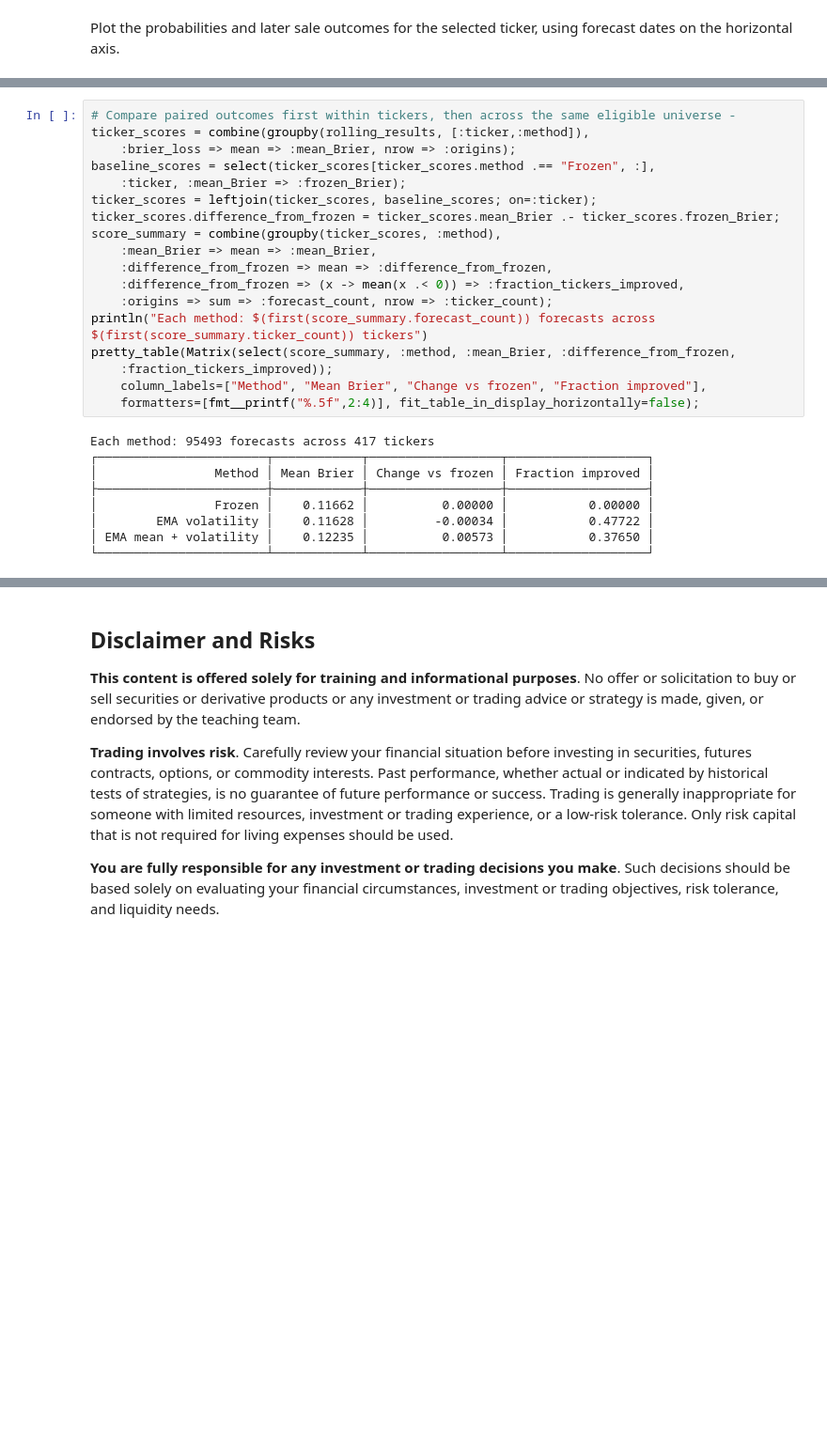
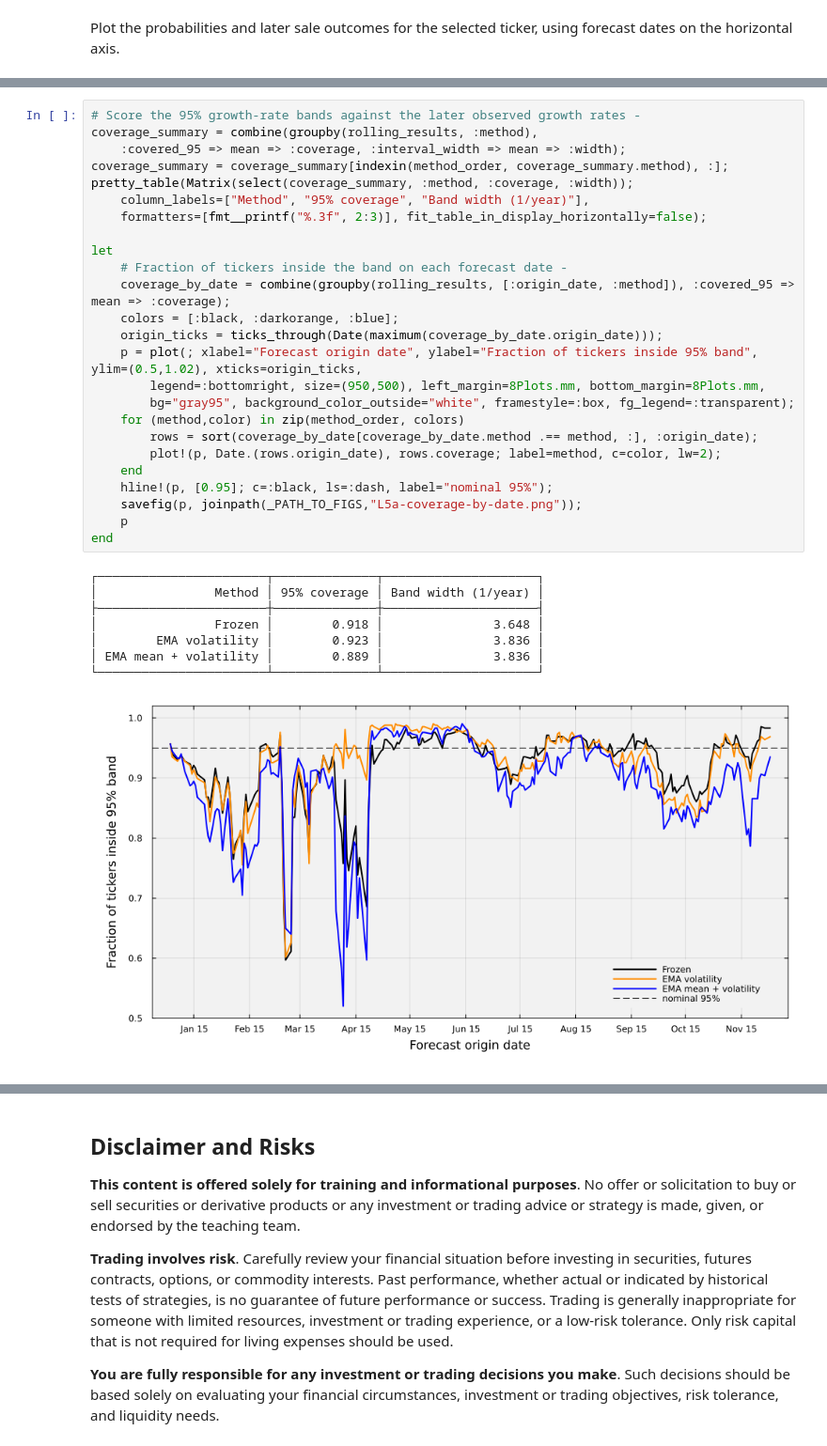
Before and after one commit to varnerlab/CHEME-5660-CourseRepository-Fall-2026, a Jupyter notebook: lectures/week-5/L5a/CHEME-5660-L5a-Example-EMA-SAGBM-Fall-2026.ipynb, the cells around one changed output, grey strips where cells are left out. Shown at 94% size. Drawn from its saved outputs; the diff is of its cells as text; blank space fills up the shorter version.

```diff
--- a/lectures/week-5/L5a/CHEME-5660-L5a-Example-EMA-SAGBM-Fall-2026.ipynb
+++ b/lectures/week-5/L5a/CHEME-5660-L5a-Example-EMA-SAGBM-Fall-2026.ipynb
@@ -285,28 +345,35 @@ We first average the losses within each ticker, then average across tickers with
 # %%
-# Compare paired outcomes first within tickers, then across the same eligible universe -
-ticker_scores = combine(groupby(rolling_results, [:ticker,:method]),
-    :brier_loss => mean => :mean_Brier, nrow => :origins);
-baseline_scores = select(ticker_scores[ticker_scores.method .== "Frozen", :],
-    :ticker, :mean_Brier => :frozen_Brier);
-ticker_scores = leftjoin(ticker_scores, baseline_scores; on=:ticker);
-ticker_scores.difference_from_frozen = ticker_scores.mean_Brier .- ticker_scores.frozen_Brier;
-score_summary = combine(groupby(ticker_scores, :method),
-    :mean_Brier => mean => :mean_Brier,
-    :difference_from_frozen => mean => :difference_from_frozen,
-    :difference_from_frozen => (x -> mean(x .< 0)) => :fraction_tickers_improved,
-    :origins => sum => :forecast_count, nrow => :ticker_count);
-println("Each method: $(first(score_summary.forecast_count)) forecasts across $(first(score_summary.ticker_count)) tickers")
-pretty_table(Matrix(select(score_summary, :method, :mean_Brier, :difference_from_frozen,
-    :fraction_tickers_improved));
-    column_labels=["Method", "Mean Brier", "Change vs frozen", "Fraction improved"],
-    formatters=[fmt__printf("%.5f",2:4)], fit_table_in_display_horizontally=false);
+# Score the 95% growth-rate bands against the later observed growth rates -
+coverage_summary = combine(groupby(rolling_results, :method),
+    :covered_95 => mean => :coverage, :interval_width => mean => :width);
+coverage_summary = coverage_summary[indexin(method_order, coverage_summary.method), :];
+pretty_table(Matrix(select(coverage_summary, :method, :coverage, :width));
+    column_labels=["Method", "95% coverage", "Band width (1/year)"],
+    formatters=[fmt__printf("%.3f", 2:3)], fit_table_in_display_horizontally=false);
+
+let
+    # Fraction of tickers inside the band on each forecast date -
+    coverage_by_date = combine(groupby(rolling_results, [:origin_date, :method]), :covered_95 => mean => :coverage);
+    colors = [:black, :darkorange, :blue];
+    origin_ticks = ticks_through(Date(maximum(coverage_by_date.origin_date)));
+    p = plot(; xlabel="Forecast origin date", ylabel="Fraction of tickers inside 95% band", ylim=(0.5,1.02), xticks=origin_ticks,
+        legend=:bottomright, size=(950,500), left_margin=8Plots.mm, bottom_margin=8Plots.mm,
+        bg="gray95", background_color_outside="white", framestyle=:box, fg_legend=:transparent);
+    for (method,color) in zip(method_order, colors)
+        rows = sort(coverage_by_date[coverage_by_date.method .== method, :], :origin_date);
+        plot!(p, Date.(rows.origin_date), rows.coverage; label=method, c=color, lw=2);
+    end
+    hline!(p, [0.95]; c=:black, ls=:dash, label="nominal 95%");
+    savefig(p, joinpath(_PATH_TO_FIGS,"L5a-coverage-by-date.png"));
+    p
+end
 # %% [output]
-Each method: 95493 forecasts across 417 tickers
-┌───────────────────────┬────────────┬──────────────────┬───────────────────┐
-│                Method │ Mean Brier │ Change vs frozen │ Fraction improved │
-├───────────────────────┼────────────┼──────────────────┼───────────────────┤
-│                Frozen │    0.11662 │          0.00000 │           0.00000 │
-│        EMA volatility │    0.11628 │         -0.00034 │           0.47722 │
-│ EMA mean + volatility │    0.12235 │          0.00573 │           0.37650 │
-└───────────────────────┴────────────┴──────────────────┴───────────────────┘
+┌───────────────────────┬──────────────┬─────────────────────┐
+│                Method │ 95% coverage │ Band width (1/year) │
+├───────────────────────┼──────────────┼─────────────────────┤
+│                Frozen │        0.918 │               3.648 │
+│        EMA volatility │        0.923 │               3.836 │
+│ EMA mean + volatility │        0.889 │               3.836 │
+└───────────────────────┴──────────────┴─────────────────────┘
+[figure, added]
 # %% [markdown]
```
Also changed, not shown: parts of 18 cells of this notebook, 13 other files.
